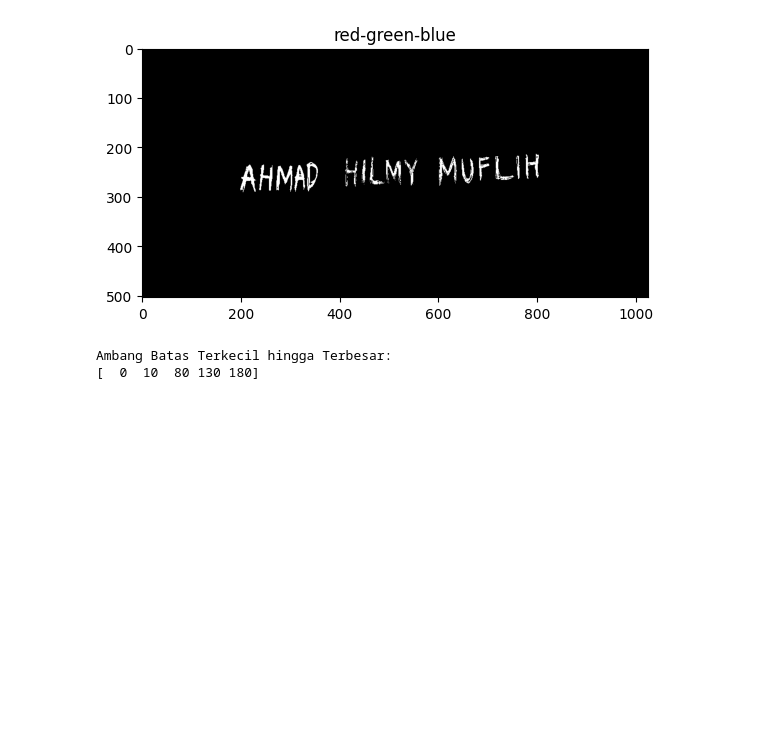
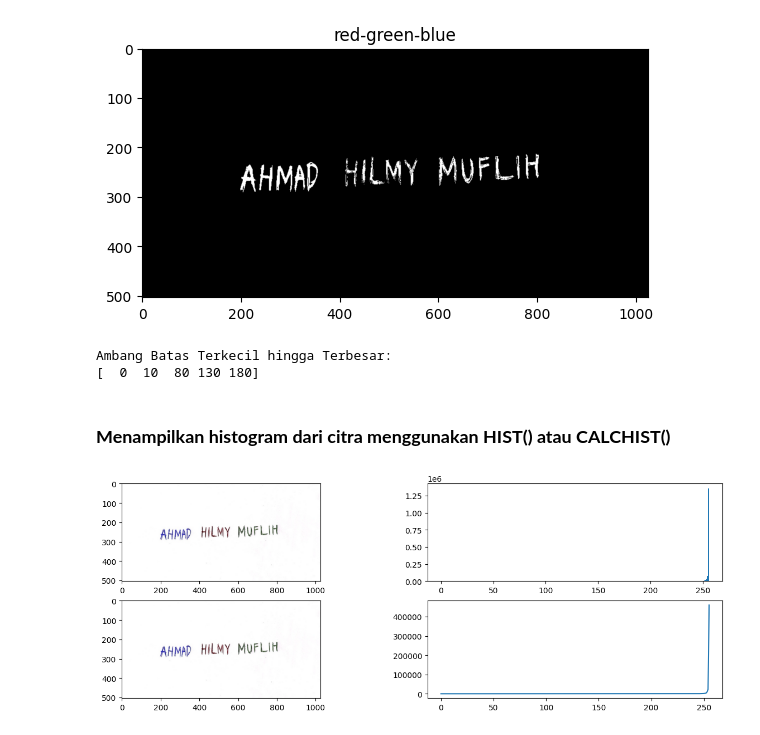
Before and after one commit to ahmad0918/PCD_UTS_202231501_2024_ITPLN, a Jupyter notebook: UTS_CITRA_2024.ipynb, the cells around one changed output. Cells and saved outputs as stored; diff of their text form; code cells hidden in the pictures; blank space fills up the shorter version.

```diff
--- a/UTS_CITRA_2024.ipynb
+++ b/UTS_CITRA_2024.ipynb
@@ -145,3 +145,18 @@ print(sorted_thresholds)
 # %% [output]
 Ambang Batas Terkecil hingga Terbesar:
 [  0  10  80 130 180]
+# %% [markdown]
+### **Menampilkan histogram dari citra menggunakan HIST() atau CALCHIST()**
+# %%
+# Cara 1 menggunakan Hist()
+fig, axs = plt.subplots(2,2, figsize=(15,5))
+axs[0,0].imshow(img)
+axs[0,1].hist(img.ravel(),256,[0,256])
+
+# Cara 2 menggunakan Calchist()
+hist = cv2.calcHist([img],[0],None,[256],[0,256])
+axs[1,0].imshow(img)
+axs[1,1].plot(hist)
+plt.show()
+# %% [output]
+[figure, added]
```
